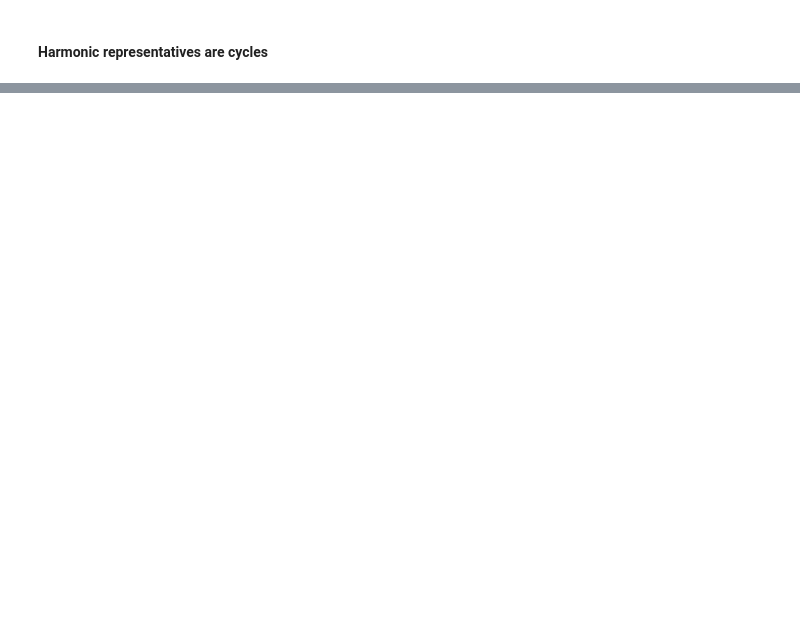
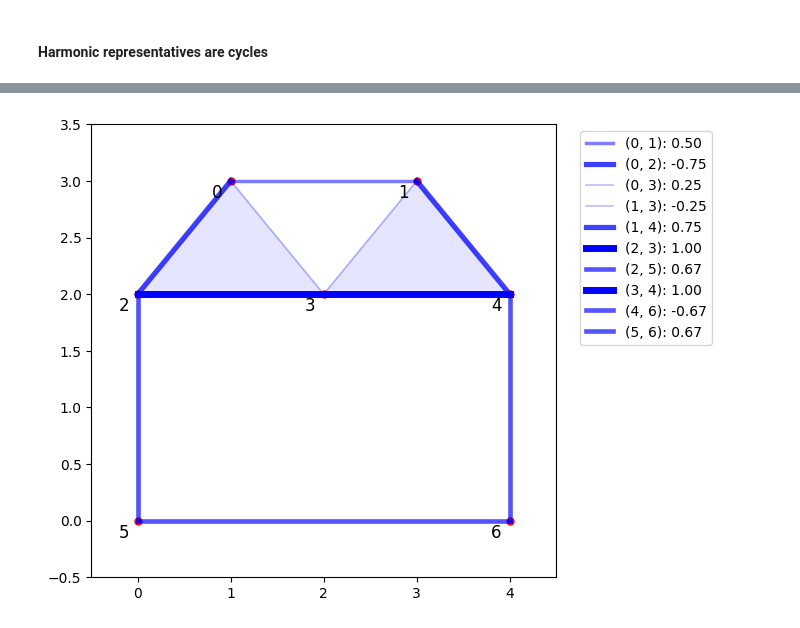
Before and after one commit to seawise/TDA-HSE-YSDA-2024, a Jupyter notebook: lecture10/seminar10.ipynb, the cells around one changed output, grey strips where cells are left out. Drawn from its saved outputs; the diff is of its cells as text; code cells hidden in the pictures; blank space fills up the shorter version.

```diff
--- a/lecture10/seminar10.ipynb
+++ b/lecture10/seminar10.ipynb
@@ -459,0 +630,3 @@ B1 @ eigenvectors[:,0]
+# %%
+P_G = B1.T @ np.linalg.pinv(B1 @ B1.T) @ B1
+P_G
@@ -459,0 +658,6 @@ B1 @ eigenvectors[:,0]
+# %%
+x = np.ones(cmplx.f_vector[1])
+x = np.array([1, 1, 0, 0, 1, 1, 0, 1, 0, 0])
+x = np.array([1, 0, 1, 1, 0, 0, 0, 0, 0, 0])
+x = np.array([0, 0, 0, 0, 0, 1, 1, 1, -1, 1])
+x
@@ -459,0 +666,3 @@ B1 @ eigenvectors[:,0]
+# %%
+x_G = P_G @ x
+x_G
@@ -459,0 +708,27 @@ B1 @ eigenvectors[:,0]
+# %%
+plt.figure(figsize=(6,6), dpi=100)
+plt.scatter(X[:,0], X[:,1], c="r", s=25)
+plt.xlim(-0.5, 4.5)
+plt.ylim(-0.5, 3.5)
+
+# edges
+for edge in cmplx.simplices[1]:
+    plt.plot(X[edge][:,0], X[edge][:,1], c="b", alpha=0.05, linewidth=1)
+
+# triangles
+for triangle in cmplx.simplices[2]:
+    t = plt.Polygon(X[triangle], color="b", alpha=0.1, linewidth=0)
+    plt.gca().add_patch(t)
+
+# harmonic representatives
+eigenvector_normalized = x_G / np.abs(x_G).max()
+for i, edge in enumerate(cmplx.simplices[1]):
+    plt.plot(X[edge][:,0], X[edge][:,1], c="b", alpha=np.abs(eigenvector_normalized[i]), linewidth=5*np.abs(eigenvector_normalized[i]), label="({}, {}): {:.2f}".format(edge[0], edge[1], eigenvector_normalized[i]))
+
+for vertex in cmplx.simplices[0]:
+    plt.annotate(vertex[0], (X[vertex,0]-0.2, X[vertex,1]-0.15), fontsize=12)
+
+plt.legend(loc="upper right", bbox_to_anchor=(1.35, 1.0))
+plt.show()
+# %% [output]
+[figure, added]
```
Also changed, not shown: parts of 44 cells of this notebook, 2 other files.
